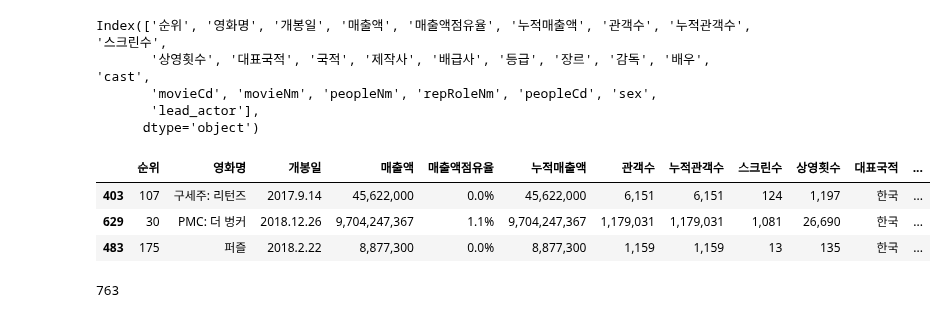
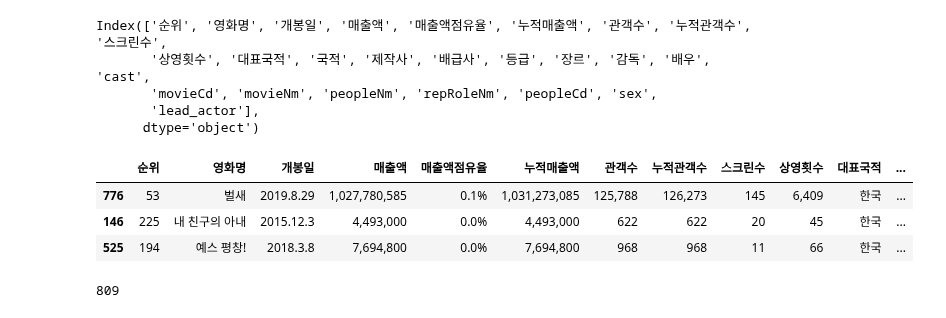
Before and after one commit to kim4pb/Female-led-Korean-Films, a Jupyter notebook: 02.EDA/actor_leading_role_merge.ipynb, the cells around one changed output. Saved outputs shown, nothing was run; the diff lists cells and outputs as text; code cells hidden in the pictures.

Commit message:
inner join에서 outer join으로 변경 : films.csv 809 rows

```diff
--- a/02.EDA/actor_leading_role_merge.ipynb
+++ b/02.EDA/actor_leading_role_merge.ipynb
@@ -484,6 +502,6 @@ merged2['peopleNm'].head()
 4    안재민
 Name: peopleNm, dtype: object
 # %%
-merged2['lead_actor'] = merged2['배우 '].apply(lambda x: x.split(',')[0])
+outer_merged3['lead_actor'] = outer_merged3['배우 '].apply(lambda x: x.split(',')[0])
 # %%
 # 박스오피스의 '배우' 컬럼에 제일 먼저 써 있는 이름과 리딩롤 테이블의 배우명이 일치하지 않는 경우
@@ -519,5 +537,5 @@ Index(['순위', '영화명', '개봉일', '매출액 ', '매출액점유율', '
       dtype='object')
 # %%
 # 컬럼명 앞뒤 공백 제거
-merged2 = merged2.rename(columns = lambda x: x.strip())
+outer_merged3 = outer_merged3.rename(columns = lambda x: x.strip())
 # %%
@@ -530,18 +548,18 @@ Index(['순위', '영화명', '개봉일', '매출액', '매출액점유율', '
       dtype='object')
 # %%
 # 중복값 있는 컬럼 삭제
-merged2 = merged2.drop(['movieNm', 'lead_actor'], axis=1)
+outer_merged3 = outer_merged3.drop(['movieNm', 'lead_actor'], axis=1)
 # %%
-merged2 = merged2.rename(columns = {'movieCd':'영화코드', 'cast':'배역명', 'peopleNm':'주연배우', 'peopleCd':'배우코드', 'sex': '배우성별', 'repRoleNm': '역할'})
+outer_merged3 = outer_merged3.rename(columns = {'movieCd':'영화코드', 'cast':'배역명', 'peopleNm':'주연배우', 'peopleCd':'배우코드', 'sex': '배우성별', 'repRoleNm': '역할'})
 # %%
-merged2.sample(3)
+outer_merged3.sample(3)
 # %% [output]
 |  | 순위 | 영화명 | 개봉일 | 매출액 | 매출액점유율 | 누적매출액 | 관객수 | 누적관객수 | 스크린수 | 상영횟수 | 대표국적 | ... |
-| 403 | 107 | 구세주: 리턴즈 | 2017.9.14 | 45,622,000 | 0.0% | 45,622,000 | 6,151 | 6,151 | 124 | 1,197 | 한국 | ... |
-| 629 | 30 | PMC: 더 벙커 | 2018.12.26 | 9,704,247,367 | 1.1% | 9,704,247,367 | 1,179,031 | 1,179,031 | 1,081 | 26,690 | 한국 | ... |
-| 483 | 175 | 퍼즐 | 2018.2.22 | 8,877,300 | 0.0% | 8,877,300 | 1,159 | 1,159 | 13 | 135 | 한국 | ... |
+| 776 | 53 | 벌새 | 2019.8.29 | 1,027,780,585 | 0.1% | 1,031,273,085 | 125,788 | 126,273 | 145 | 6,409 | 한국 | ... |
+| 146 | 225 | 내 친구의 아내 | 2015.12.3 | 4,493,000 | 0.0% | 4,493,000 | 622 | 622 | 20 | 45 | 한국 | ... |
+| 525 | 194 | 예스 평창! | 2018.3.8 | 7,694,800 | 0.0% | 7,694,800 | 968 | 968 | 11 | 66 | 한국 | ... |
 # %%
-len(merged2)
+len(outer_merged3)
 # %% [output]
-763
+809
 # %%
```
Also changed, not shown: parts of 14 cells of this notebook, 1 other file.
